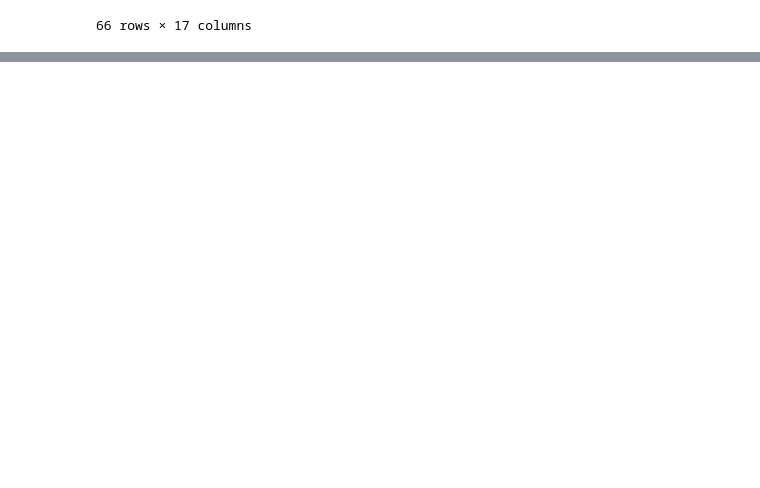
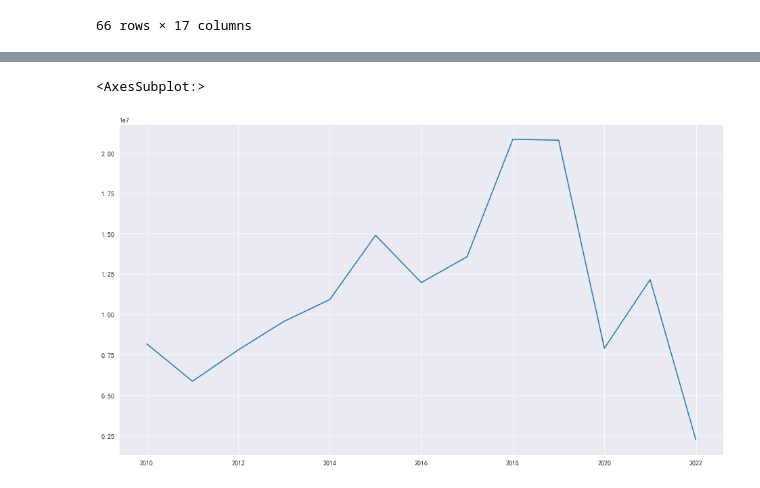
Before and after one commit to contrasting/jingo, a Jupyter notebook: 02a Summary Statistics.ipynb, the cells around one changed output, grey strips where cells are left out. Saved outputs shown, nothing was run; the diff lists cells and outputs as text; code cells hidden in the pictures; blank space fills up the shorter version.

```diff
--- a/02a Summary Statistics.ipynb
+++ b/02a Summary Statistics.ipynb
@@ -417,0 +450,14 @@ movies[movies.language.str.contains("日语", na=False)]
+# %%
+year_total = {year: [] for year in np.arange(2010, 2023)}
+
+for index, row in movies.iterrows():
+    year_total[row.year].append(row.ratingCount)
+
+for year in year_total:
+    year_total[year] = np.sum(year_total[year])
+
+year_total = pd.Series(year_total)
+sns.lineplot(data=year_total)
+# %% [output]
+<AxesSubplot:>
+[figure, added]
```
Also changed, not shown: parts of 26 cells of this notebook, 1 other file.
